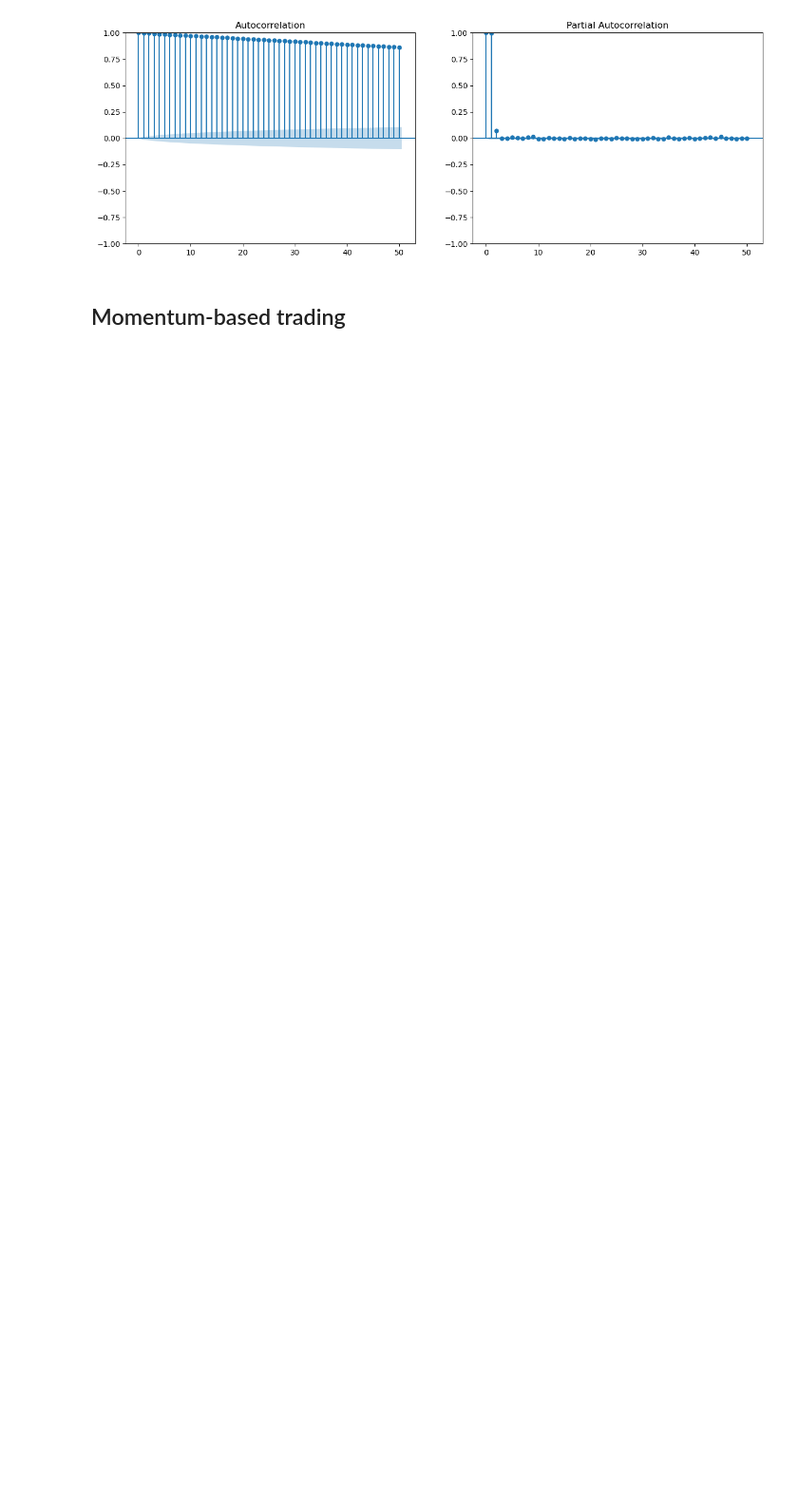
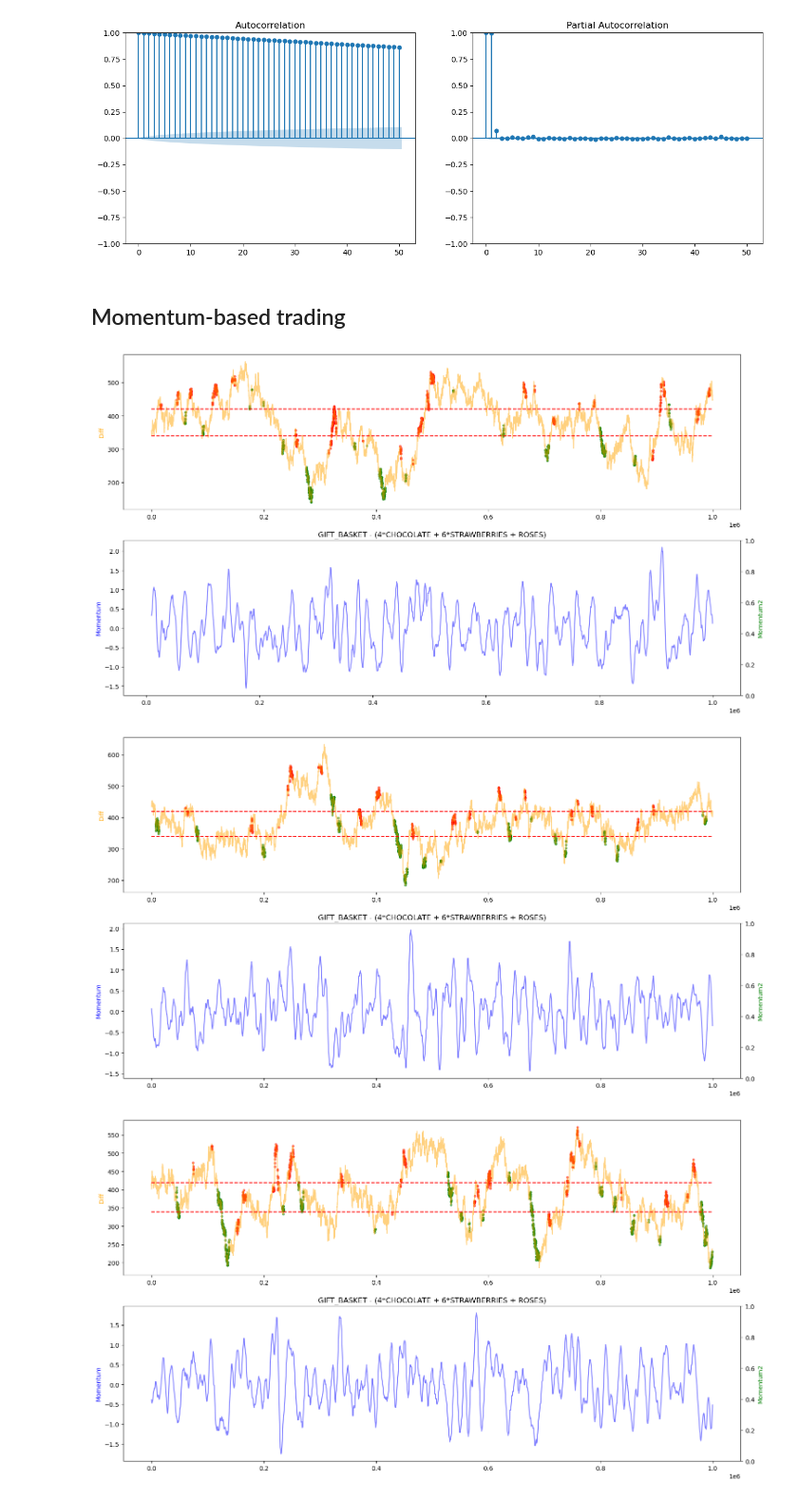
Before and after one commit to Meilism/IMC-Prosperity-Trading-Challenge, a Jupyter notebook: JM/analysis/data_analysis_3.ipynb, the cells around one changed output. Shown at 95% size. Drawn from its saved outputs; the diff is of its cells as text; code cells hidden in the pictures; blank space fills up the shorter version.

```diff
--- a/JM/analysis/data_analysis_3.ipynb
+++ b/JM/analysis/data_analysis_3.ipynb
@@ -318,0 +340,56 @@ plt.show()
+# %%
+window_size = 100
+window_size2 = 50
+window_size3 = 10
+sample = 9999
+
+momentum_threshold = 0.8
+momentum_threshold2 = 0.02
+
+momentum = diff.rolling(window_size).apply(lambda x: np.polyfit(range(window_size), x, 1)[0], raw=True)
+momentum2 = momentum.rolling(window_size2).apply(lambda x: np.polyfit(range(window_size2), x, 1)[0], raw=True).rolling(window_size3).mean()
+sell_signal = (momentum > momentum_threshold)
+buy_signal = (momentum < -momentum_threshold)
+strong_sell_signal = (abs(momentum2) < momentum_threshold2) & sell_signal
+strong_buy_signal = (abs(momentum2) < momentum_threshold2) & buy_signal
+
+for d in days:
+    fig, axs = plt.subplots(2, 1, figsize=(18, 10))
+    ax = axs[0]
+    ax2 = axs[1]
+    ax3 = ax2.twinx()
+    assert isinstance(ax, plt.Axes)
+    assert isinstance(ax2, plt.Axes)
+    assert isinstance(ax3, plt.Axes)
+
+    momentum_sample = momentum.loc[d][:sample]
+    momentum2_sample = momentum2.loc[d][:sample]
+    diff_sample = diff.loc[d][:sample]
+    sell_sample = sell_signal.loc[d][:sample]
+    buy_sample = buy_signal.loc[d][:sample]
+    strong_sell_sample = strong_sell_signal.loc[d][:sample]
+    strong_buy_sample = strong_buy_signal.loc[d][:sample]
+
+    ax.plot(diff_sample, color='orange', alpha=0.5)
+    # ax.scatter(sell_sample[sell_sample].index, diff_sample[sell_sample], s=10, alpha=0.5, color='red', label='Sell Signal')
+    # ax.scatter(buy_sample[buy_sample].index, diff_sample[buy_sample], s=10, alpha=0.5, color='green', label='Buy Signal')
+    ax.scatter(strong_sell_sample[strong_sell_sample].index, diff_sample[strong_sell_sample], s=10, alpha=0.5, color='red', label='Strong Sell Signal')
+    ax.scatter(strong_buy_sample[strong_buy_sample].index, diff_sample[strong_buy_sample], s=10, alpha=0.5, color='green', label='Strong Buy Signal')
+    ax.hlines(379.5+40, diff_sample.index[0], diff_sample.index[-1], color='r', linestyle='--')
+    ax.hlines(379.5-40, diff_sample.index[0], diff_sample.index[-1], color='r', linestyle='--')
+    ax.set_ylabel('Diff', color='orange')
+    plt.title('GIFT_BASKET - (4*CHOCOLATE + 6*STRAWBERRIES + ROSES)')
+
+    ax2.plot(momentum_sample, color='blue', alpha=0.5)
+    # ax2.hlines(0.8, momentum_sample.index[0], momentum_sample.index[-1], color='r', linestyle='--')
+    # ax2.hlines(-0.8, momentum_sample.index[0], momentum_sample.index[-1], color='r', linestyle='--')
+    ax2.set_ylabel('Momentum', color='blue')
+    # ax3.plot(momentum2_sample, color='green', alpha=0.5)
+    # ax3.hlines(0.02, momentum_sample.index[0], momentum_sample.index[-1], color='r', linestyle='--')
+    # ax3.hlines(-0.02, momentum_sample.index[0], momentum_sample.index[-1], color='r', linestyle='--')
+    ax3.set_ylabel('Momentum2', color='green')
+    plt.show()
+# %% [output]
+[figure, added]
+[figure, added]
+[figure, added]
```
Also changed, not shown: parts of 5 cells of this notebook, 12 other files.
